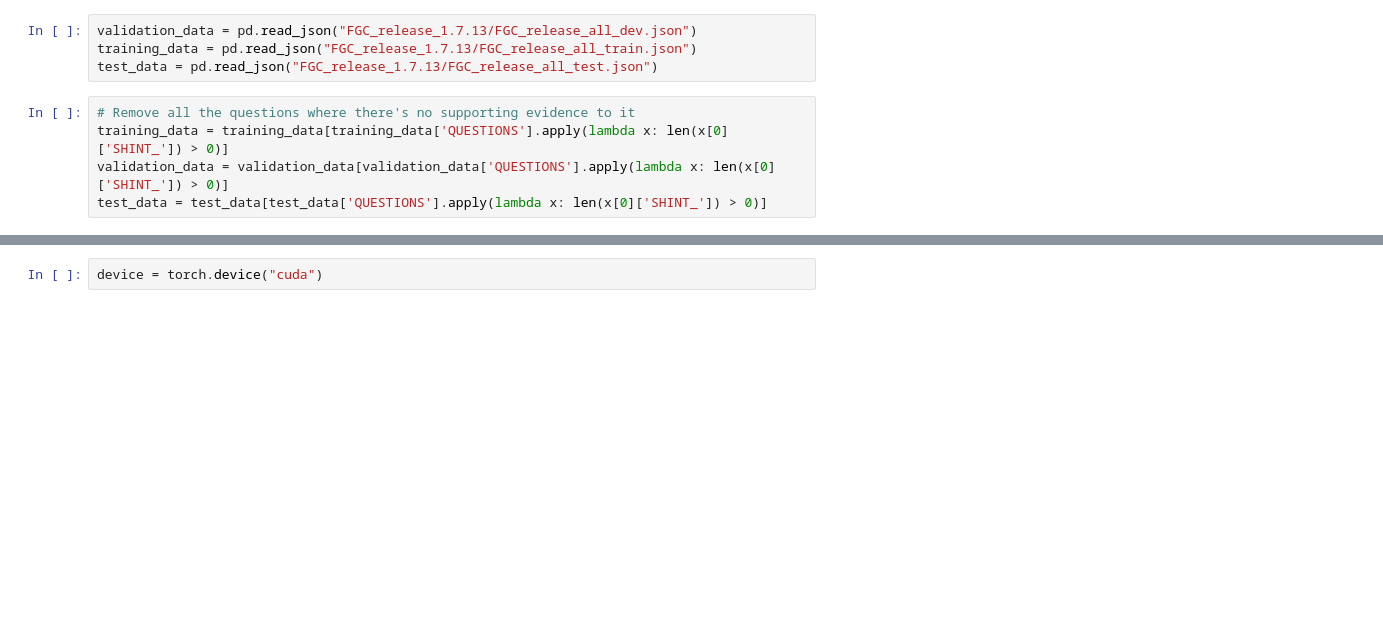
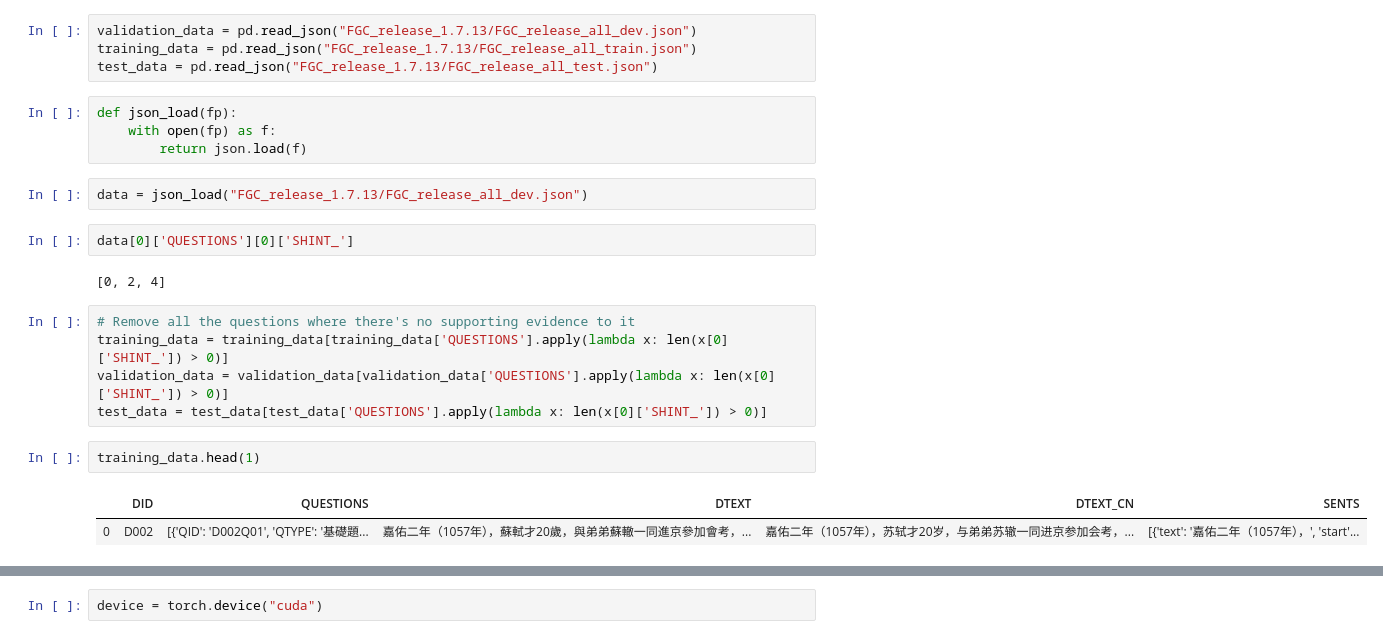
Before and after one commit to jerry-tl210/supporting_evidence_retrieval, a Jupyter notebook: FGC_v3.0_retrieval.ipynb, the cells around one changed output, grey strips where cells are left out. Saved outputs shown, nothing was run; the diff lists cells and outputs as text; blank space fills up the shorter version.

```diff
--- a/FGC_v3.0_retrieval.ipynb
+++ b/FGC_v3.0_retrieval.ipynb
@@ -20,8 +19,23 @@ from transformers.optimization import AdamW, get_linear_schedule_with_warmup
 validation_data = pd.read_json("FGC_release_1.7.13/FGC_release_all_dev.json")
 training_data = pd.read_json("FGC_release_1.7.13/FGC_release_all_train.json")
 test_data = pd.read_json("FGC_release_1.7.13/FGC_release_all_test.json")
+# %%
+def json_load(fp):
+    with open(fp) as f:
+        return json.load(f)
+# %%
+data = json_load("FGC_release_1.7.13/FGC_release_all_dev.json")
+# %%
+data[0]['QUESTIONS'][0]['SHINT_']
+# %% [output]
+[0, 2, 4]
 # %%
 # Remove all the questions where there's no supporting evidence to it
 training_data = training_data[training_data['QUESTIONS'].apply(lambda x: len(x[0]['SHINT_']) > 0)]
 validation_data = validation_data[validation_data['QUESTIONS'].apply(lambda x: len(x[0]['SHINT_']) > 0)]
 test_data = test_data[test_data['QUESTIONS'].apply(lambda x: len(x[0]['SHINT_']) > 0)]
+# %%
+training_data.head(1)
+# %% [output]
+|  | DID | QUESTIONS | DTEXT | DTEXT_CN | SENTS |
+| 0 | D002 | [{'QID': 'D002Q01', 'QTYPE': '基礎題... | 嘉佑二年（1057年），蘇軾才20歲，與弟弟蘇轍一同進京參加會考，... | 嘉佑二年（1057年），苏轼才20岁，与弟弟苏辙一同进京参加会考，... | [{'text': '嘉佑二年（1057年），', 'start'... |
```
Also changed, not shown: parts of 2 cells of this notebook, 3 other files.
